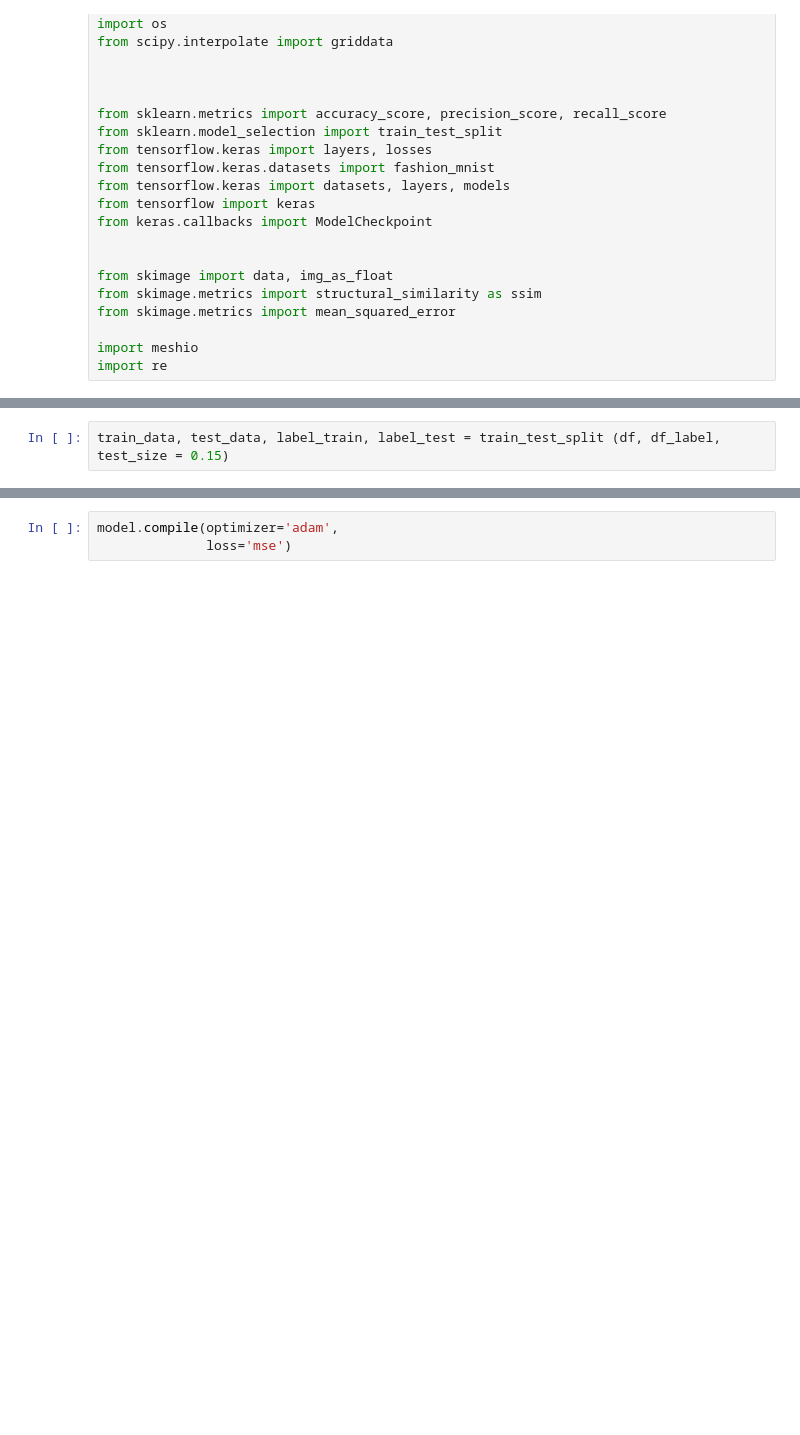
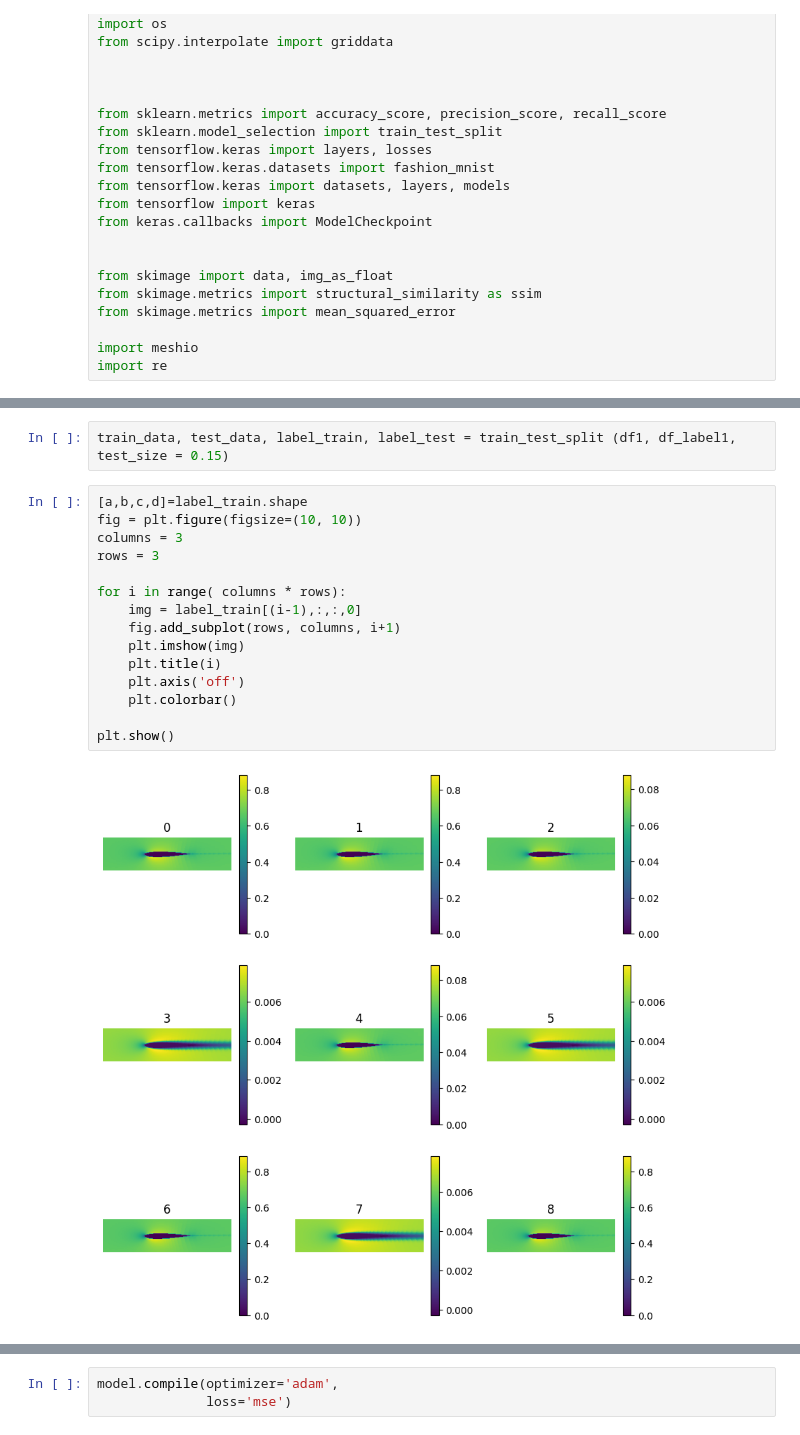
Before and after one commit to hmschlesi/CFDnet_plus, a Jupyter notebook: CFDnet+_no_preprocessing.ipynb, the cells around one changed output, grey strips where cells are left out. Drawn from its saved outputs; the diff is of its cells as text; blank space fills up the shorter version.

```diff
--- a/CFDnet+_no_preprocessing.ipynb
+++ b/CFDnet+_no_preprocessing.ipynb
@@ -83,5 +124,22 @@ df_label=df_label/normal
 # %%
-train_data, test_data, label_train, label_test = train_test_split (df, df_label, test_size = 0.15)
+train_data, test_data, label_train, label_test = train_test_split (df1, df_label1, test_size = 0.15)
+# %%
+[a,b,c,d]=label_train.shape
+fig = plt.figure(figsize=(10, 10))
+columns = 3
+rows = 3
+
+for i in range( columns * rows):
+    img = label_train[(i-1),:,:,0]
+    fig.add_subplot(rows, columns, i+1)
+    plt.imshow(img)
+    plt.title(i)
+    plt.axis('off')
+    plt.colorbar()
+
+plt.show()
+# %% [output]
+[figure, added]
 # %%
 # Valid for input with four layers
 model = models.Sequential()
```
Also changed, not shown: parts of 23 cells of this notebook, 14 other files.
